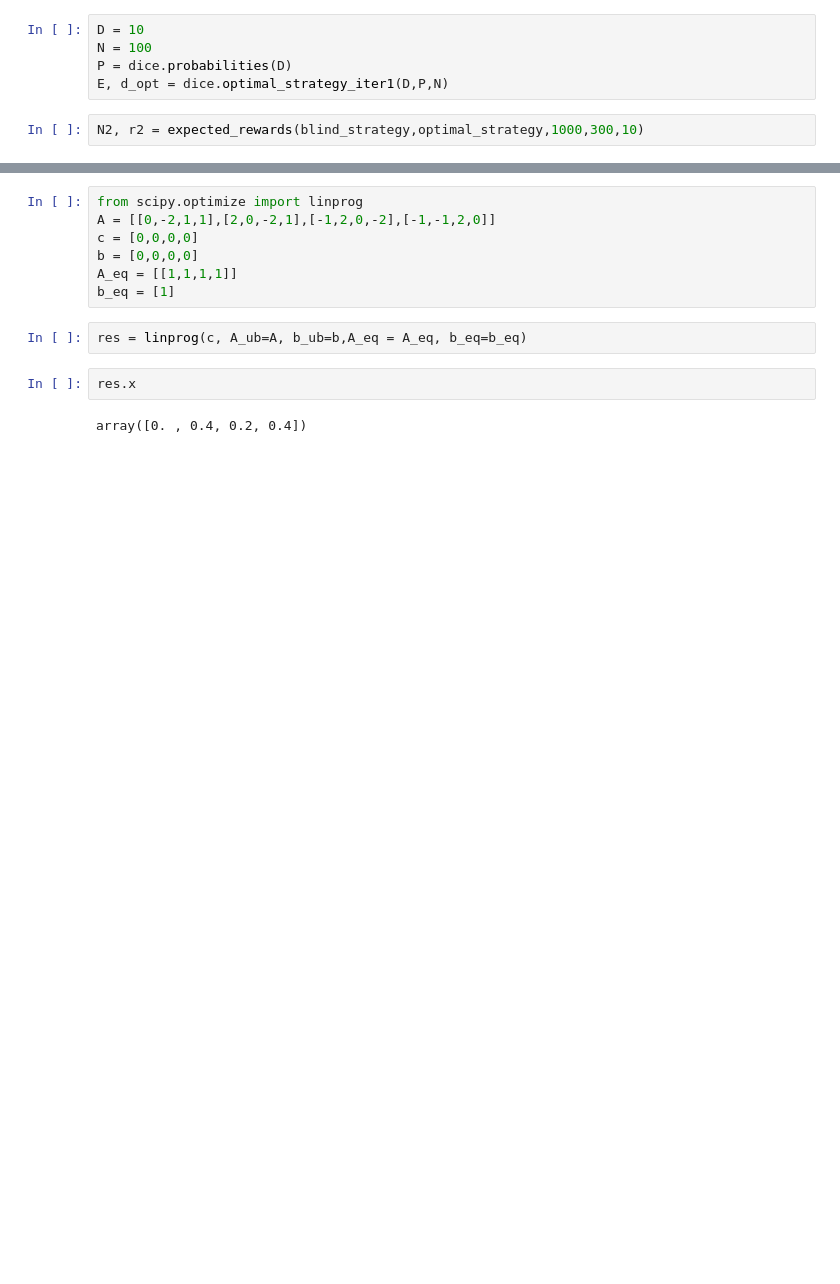
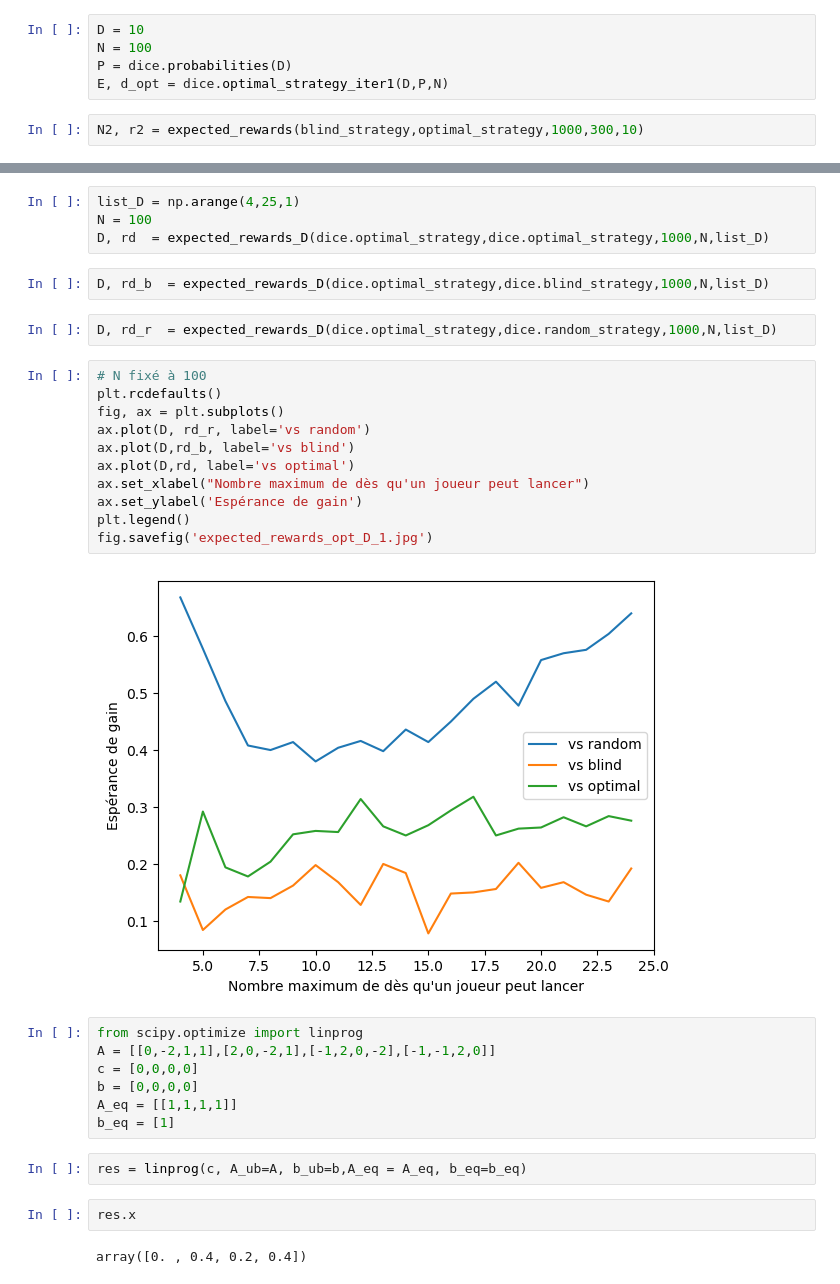
Before and after one commit to hanouticelina/dice-battle, a Jupyter notebook: code/tests.ipynb, the cells around one changed output, grey strips where cells are left out. Drawn from its saved outputs; the diff is of its cells as text; blank space fills up the shorter version.

```diff
--- a/code/tests.ipynb
+++ b/code/tests.ipynb
@@ -70,3 +136,24 @@ plt.legend()
+# %%
+list_D = np.arange(4,25,1)
+N = 100
+D, rd  = expected_rewards_D(dice.optimal_strategy,dice.optimal_strategy,1000,N,list_D)
+# %%
+D, rd_b  = expected_rewards_D(dice.optimal_strategy,dice.blind_strategy,1000,N,list_D)
+# %%
+D, rd_r  = expected_rewards_D(dice.optimal_strategy,dice.random_strategy,1000,N,list_D)
+# %%
+# N fixé à 100
+plt.rcdefaults()
+fig, ax = plt.subplots()
+ax.plot(D, rd_r, label='vs random')
+ax.plot(D,rd_b, label='vs blind')
+ax.plot(D,rd, label='vs optimal')
+ax.set_xlabel("Nombre maximum de dès qu'un joueur peut lancer")
+ax.set_ylabel('Espérance de gain')
+plt.legend()
+fig.savefig('expected_rewards_opt_D_1.jpg')
+# %% [output]
+[figure, added]
 # %%
 from scipy.optimize import linprog
 A = [[0,-2,1,1],[2,0,-2,1],[-1,2,0,-2],[-1,-1,2,0]]
```
Also changed, not shown: parts of 16 cells of this notebook, 5 other files.
